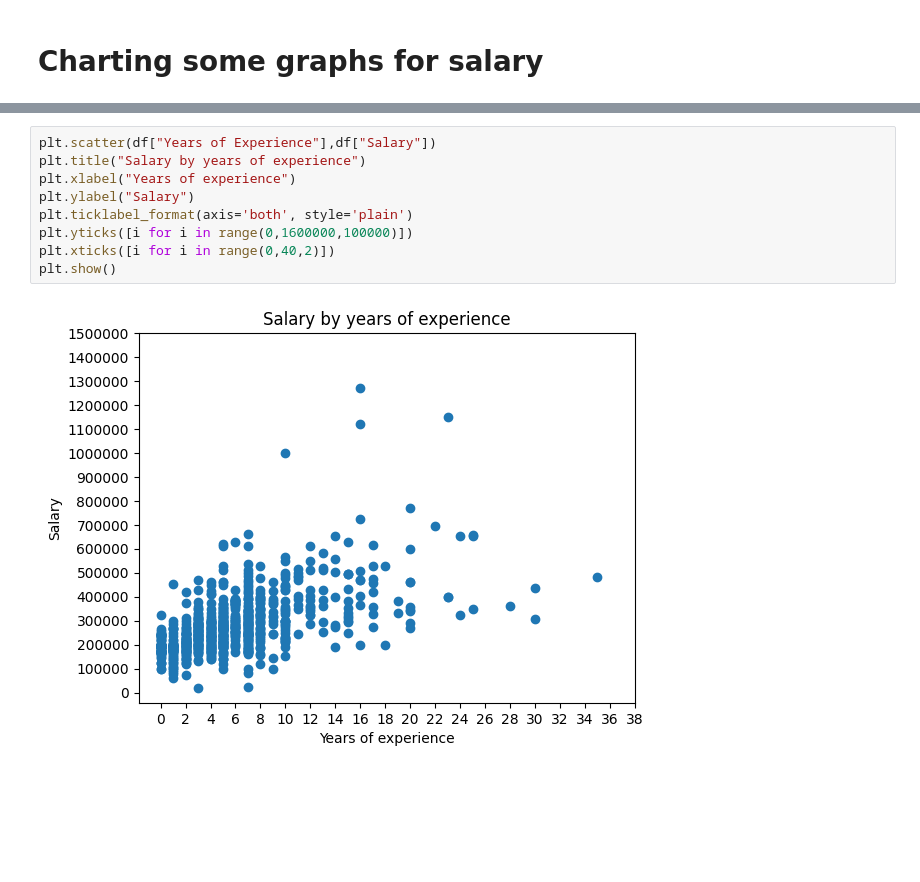
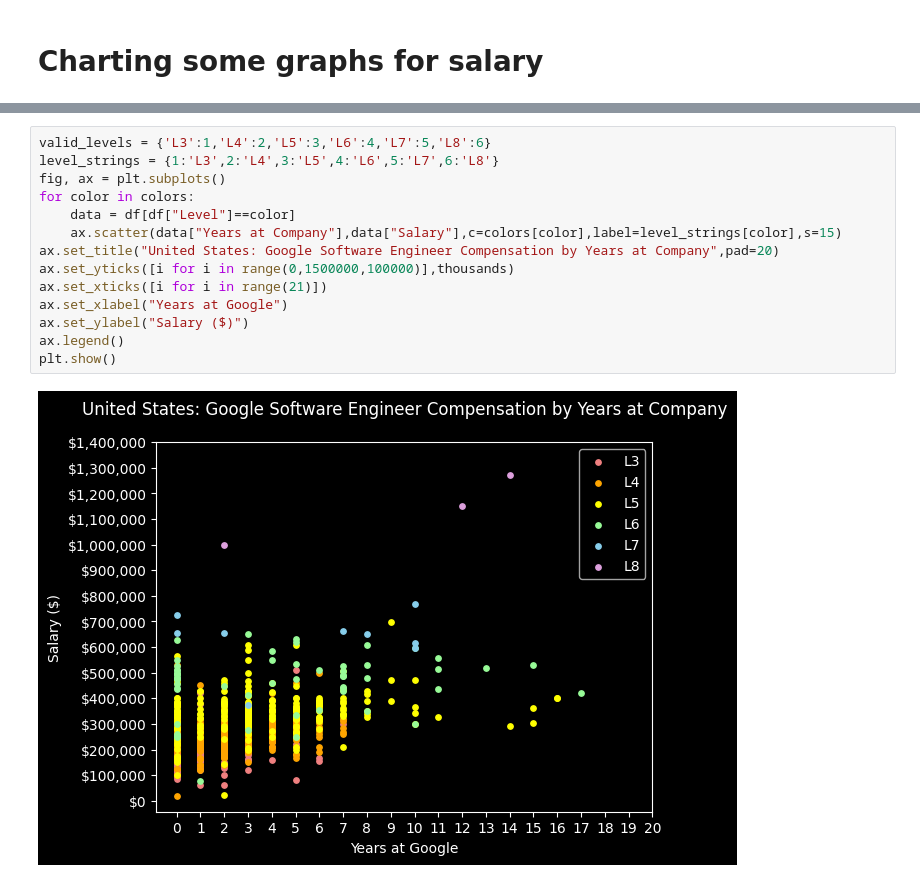
Before and after one commit to noah-hanka/levelsfyiModel, a Jupyter notebook: levels.ipynb, the cells around one changed output, grey strips where cells are left out. Cells and saved outputs as stored; diff of their text form; blank space fills up the shorter version.

```diff
--- a/levels.ipynb
+++ b/levels.ipynb
@@ -276,11 +269,16 @@ plt.show()
-# %%
-plt.scatter(df["Years of Experience"],df["Salary"])
-plt.title("Salary by years of experience")
-plt.xlabel("Years of experience")
-plt.ylabel("Salary")
-plt.ticklabel_format(axis='both', style='plain')
-plt.yticks([i for i in range(0,1600000,100000)])
-plt.xticks([i for i in range(0,40,2)])
-plt.show()
-# %% [output]
-[figure, removed]
+# %%
+valid_levels = {'L3':1,'L4':2,'L5':3,'L6':4,'L7':5,'L8':6}
+level_strings = {1:'L3',2:'L4',3:'L5',4:'L6',5:'L7',6:'L8'}
+fig, ax = plt.subplots()
+for color in colors:
+    data = df[df["Level"]==color]
+    ax.scatter(data["Years at Company"],data["Salary"],c=colors[color],label=level_strings[color],s=15)
+ax.set_title("United States: Google Software Engineer Compensation by Years at Company",pad=20)
+ax.set_yticks([i for i in range(0,1500000,100000)],thousands)
+ax.set_xticks([i for i in range(21)])
+ax.set_xlabel("Years at Google")
+ax.set_ylabel("Salary ($)")
+ax.legend()
+plt.show()
+# %% [output]
+[figure, added]
```
Also changed, not shown: parts of 13 cells of this notebook.
